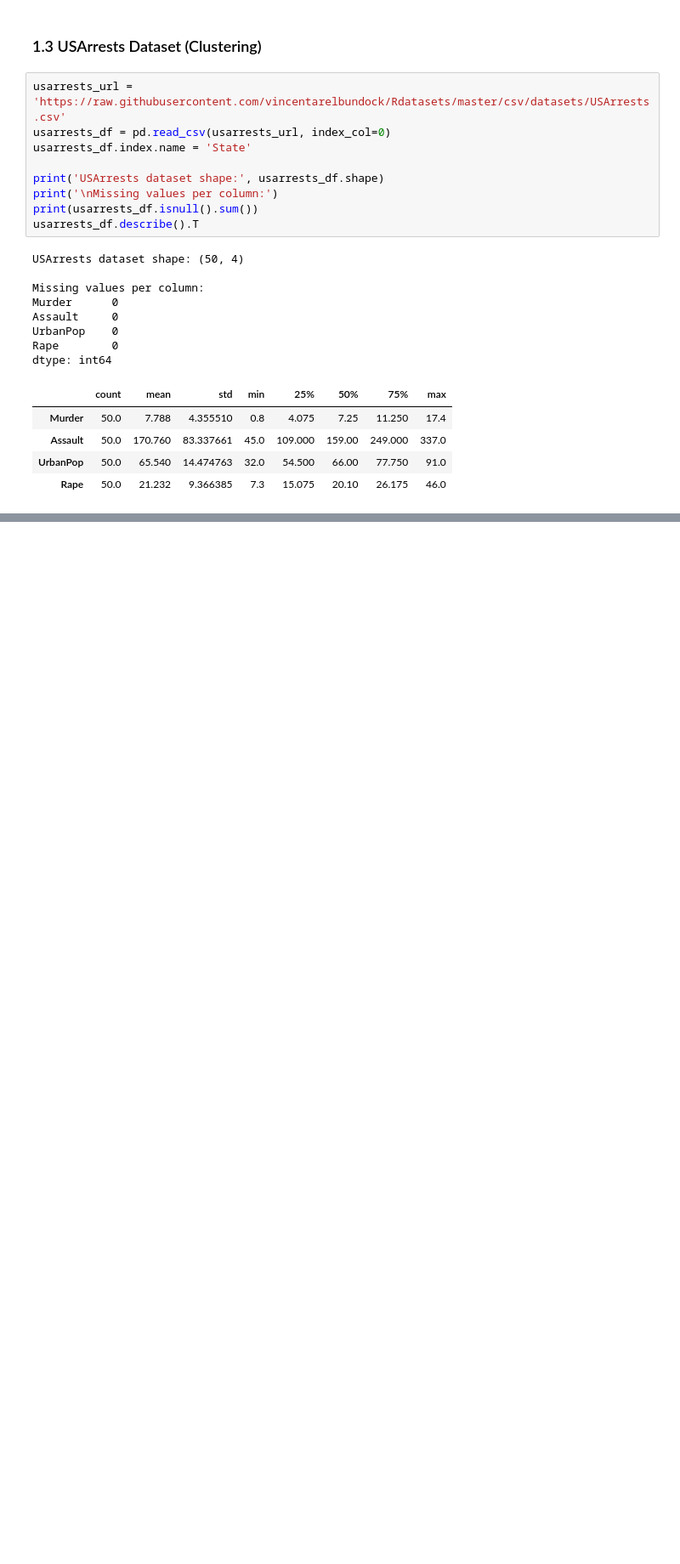
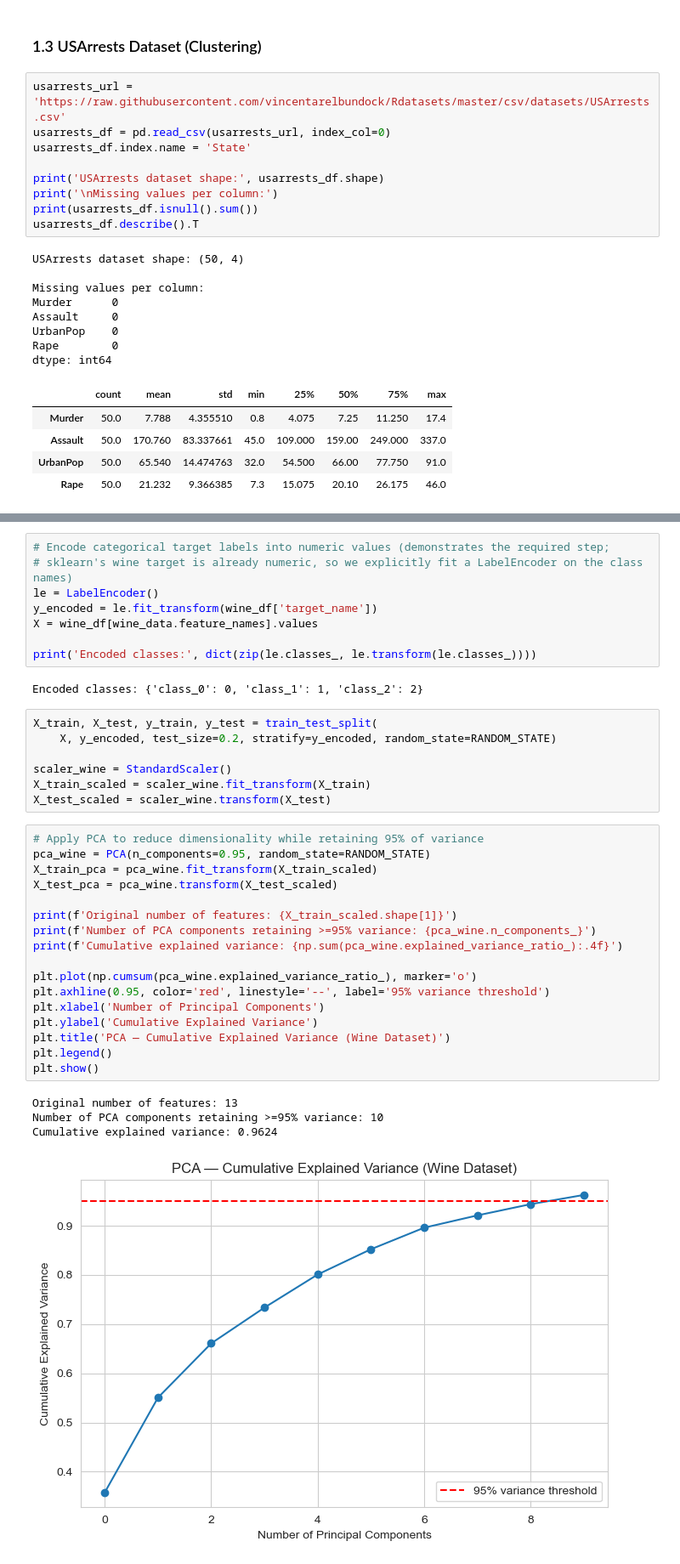
Before and after one commit to Kayce-joy/DataVine-Analytics, a Jupyter notebook: 8.ipynb, the cells around one changed output, grey strips where cells are left out. Shown at 85% size. Saved outputs shown, nothing was run; the diff lists cells and outputs as text; blank space fills up the shorter version.

Commit message:
Wine dataset classification using k-NN and alternative models

```diff
--- a/8.ipynb
+++ b/8.ipynb
@@ -138,0 +140,39 @@ dtype: int64
+# %%
+# Encode categorical target labels into numeric values (demonstrates the required step;
+# sklearn's wine target is already numeric, so we explicitly fit a LabelEncoder on the class names)
+le = LabelEncoder()
+y_encoded = le.fit_transform(wine_df['target_name'])
+X = wine_df[wine_data.feature_names].values
+
+print('Encoded classes:', dict(zip(le.classes_, le.transform(le.classes_))))
+# %% [output]
+Encoded classes: {'class_0': 0, 'class_1': 1, 'class_2': 2}
+# %%
+X_train, X_test, y_train, y_test = train_test_split(
+    X, y_encoded, test_size=0.2, stratify=y_encoded, random_state=RANDOM_STATE)
+
+scaler_wine = StandardScaler()
+X_train_scaled = scaler_wine.fit_transform(X_train)
+X_test_scaled = scaler_wine.transform(X_test)
+# %%
+# Apply PCA to reduce dimensionality while retaining 95% of variance
+pca_wine = PCA(n_components=0.95, random_state=RANDOM_STATE)
+X_train_pca = pca_wine.fit_transform(X_train_scaled)
+X_test_pca = pca_wine.transform(X_test_scaled)
+
+print(f'Original number of features: {X_train_scaled.shape[1]}')
+print(f'Number of PCA components retaining >=95% variance: {pca_wine.n_components_}')
+print(f'Cumulative explained variance: {np.sum(pca_wine.explained_variance_ratio_):.4f}')
+
+plt.plot(np.cumsum(pca_wine.explained_variance_ratio_), marker='o')
+plt.axhline(0.95, color='red', linestyle='--', label='95% variance threshold')
+plt.xlabel('Number of Principal Components')
+plt.ylabel('Cumulative Explained Variance')
+plt.title('PCA — Cumulative Explained Variance (Wine Dataset)')
+plt.legend()
+plt.show()
+# %% [output]
+Original number of features: 13
+Number of PCA components retaining >=95% variance: 10
+Cumulative explained variance: 0.9624
+[figure, added]
```
Also changed, not shown: parts of 13 cells of this notebook.
